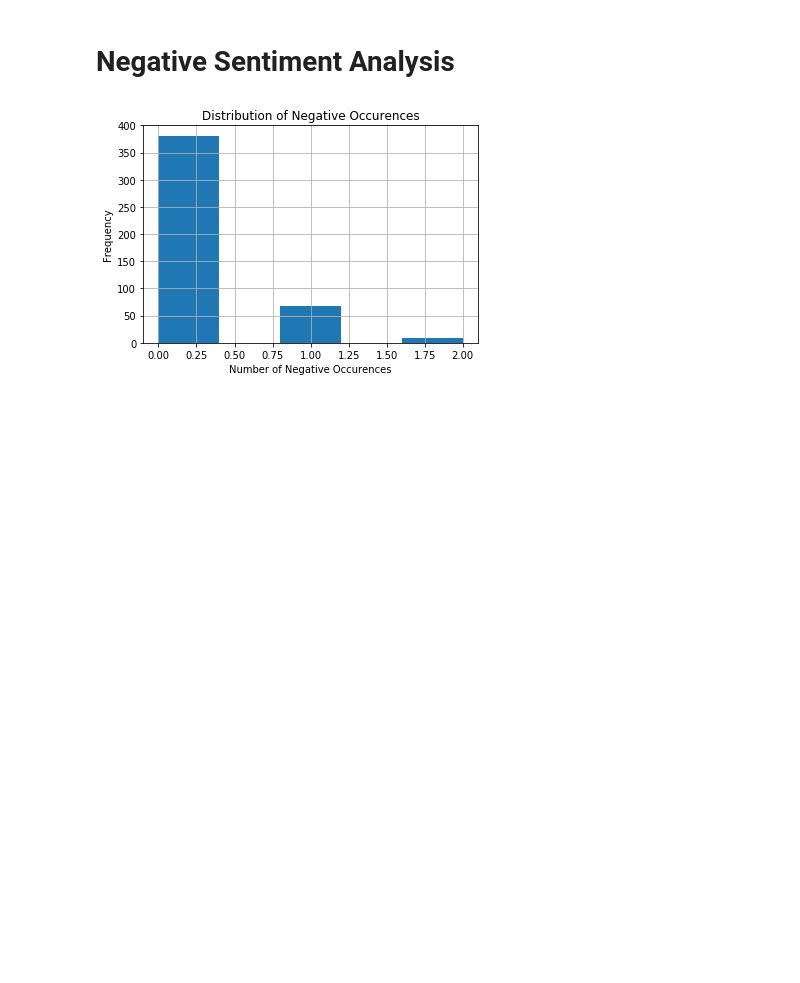
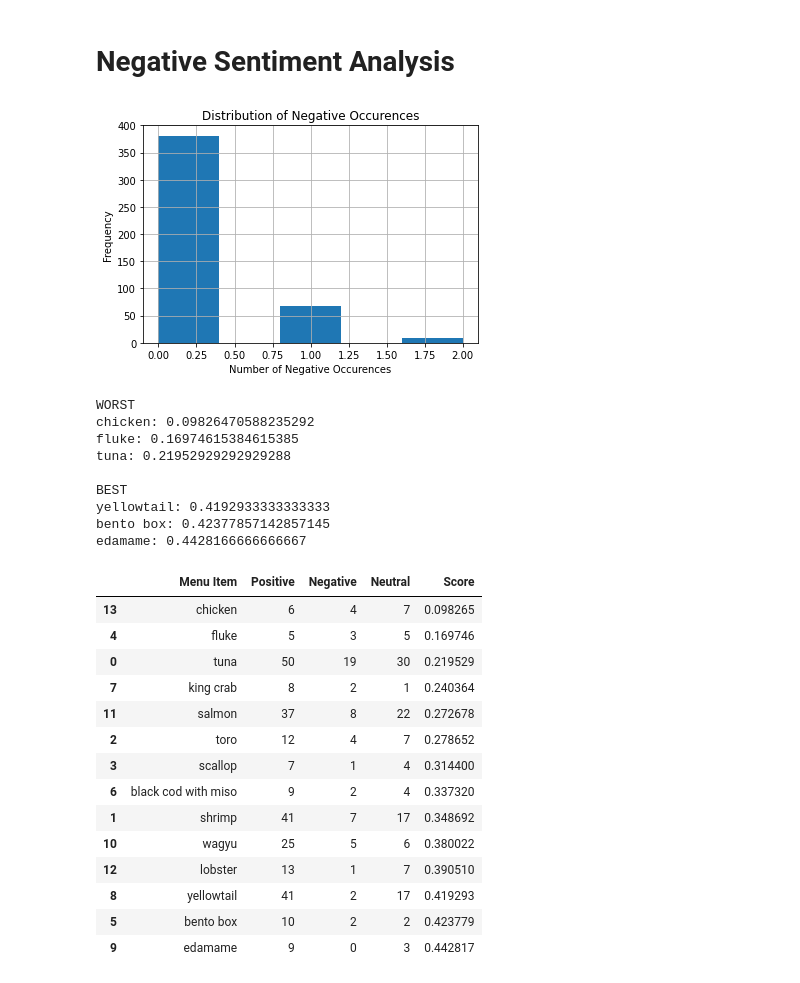
Before and after one commit to AvaneeshKolluri/YelpScrapingProject, a Jupyter notebook: Nobu EDA.ipynb, the cells around one changed output. Drawn from its saved outputs; the diff is of its cells as text; code cells hidden in the pictures; blank space fills up the shorter version.

```diff
--- a/Nobu EDA.ipynb
+++ b/Nobu EDA.ipynb
@@ -3,3 +3,8 @@ import pandas as pd
 import numpy as np
 import seaborn as sns
 import matplotlib.pyplot as plt
+import nltk
+nltk.download('vader_lexicon')
+from nltk.sentiment.vader import SentimentIntensityAnalyzer
+
+sid = SentimentIntensityAnalyzer()
@@ -381,3 +390,75 @@ plt.title('Distribution of Negative Occurences')
 plt.show()
 # %% [output]
 [figure]
+# %%
+score_df = pd.DataFrame(columns = ['Menu Item', 'Positive', 'Negative', 'Neutral', 'Score'])
+
+for item in thaiMenu:
+    item = item.lower()
+    pos = 0
+    neg = 0
+    neu = 0
+    rating = 0
+    for review in thaiVilla['Review']:
+        review = review.lower()
+        sentences_with_item = []
+        sents = nltk.tokenize.sent_tokenize(review)
+        for sent in sents:
+           if sent.find(item) != -1:
+                sentences_with_item.append(sent)
+        for sent in sentences_with_item:
+           # print(sent)
+            score = sid.polarity_scores(sent)
+            #print(score)
+            rating += score['compound']
+            if score['compound'] > 0:
+                pos += 1
+            elif score['compound'] < 0:
+                neg += 1
+            else:
+                neu += 1
+    total_mentions = pos + neg + neu
+    if total_mentions > 10:
+        #pct_pos = pos / total_mentions
+        avg = rating / total_mentions
+
+        score_df = score_df.append({'Menu Item' : item, 'Positive' : pos, 'Negative' : neg, 'Neutral' : neu, 'Score': avg},
+                ignore_index = True)
+score_df = score_df.sort_values(by=['Score'])
+print('WORST')
+for index, row in score_df.head(3).iterrows():
+    print(row['Menu Item'] + ': ' + str(row['Score']))
+print()
+print('BEST')
+for index, row in score_df.tail(3).iterrows():
+    print(row['Menu Item'] + ': ' + str(row['Score']))
+    # print(item)
+    # print('pos: ' + str(pos))
+    # print('neg ' + str(neg))
+    # print()
+score_df
+# %% [output]
+WORST
+chicken: 0.09826470588235292
+fluke: 0.16974615384615385
+tuna: 0.21952929292929288
+
+BEST
+yellowtail: 0.4192933333333333
+bento box: 0.42377857142857145
+edamame: 0.4428166666666667
+|  | Menu Item | Positive | Negative | Neutral | Score |
+| 13 | chicken | 6 | 4 | 7 | 0.098265 |
+| 4 | fluke | 5 | 3 | 5 | 0.169746 |
+| 0 | tuna | 50 | 19 | 30 | 0.219529 |
+| 7 | king crab | 8 | 2 | 1 | 0.240364 |
+| 11 | salmon | 37 | 8 | 22 | 0.272678 |
+| 2 | toro | 12 | 4 | 7 | 0.278652 |
+| 3 | scallop | 7 | 1 | 4 | 0.314400 |
+| 6 | black cod with miso | 9 | 2 | 4 | 0.337320 |
+| 1 | shrimp | 41 | 7 | 17 | 0.348692 |
+| 10 | wagyu | 25 | 5 | 6 | 0.380022 |
+| 12 | lobster | 13 | 1 | 7 | 0.390510 |
+| 8 | yellowtail | 41 | 2 | 17 | 0.419293 |
+| 5 | bento box | 10 | 2 | 2 | 0.423779 |
+| 9 | edamame | 9 | 0 | 3 | 0.442817 |
```
Also changed, not shown: parts of 2 cells of this notebook, 4 other files.
